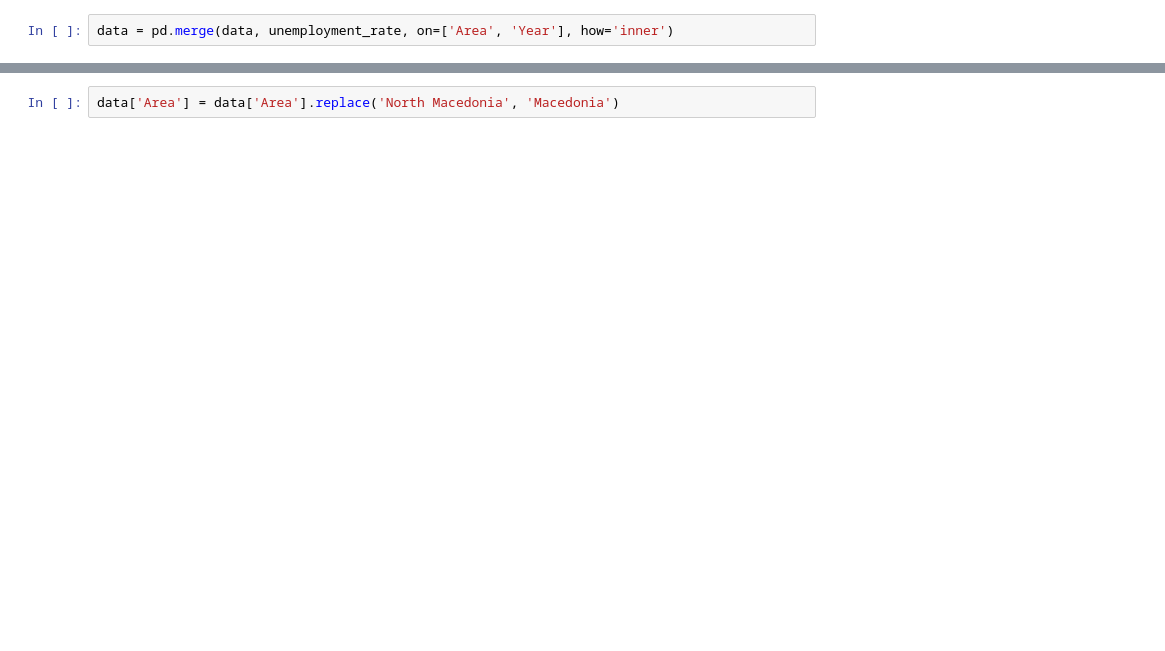
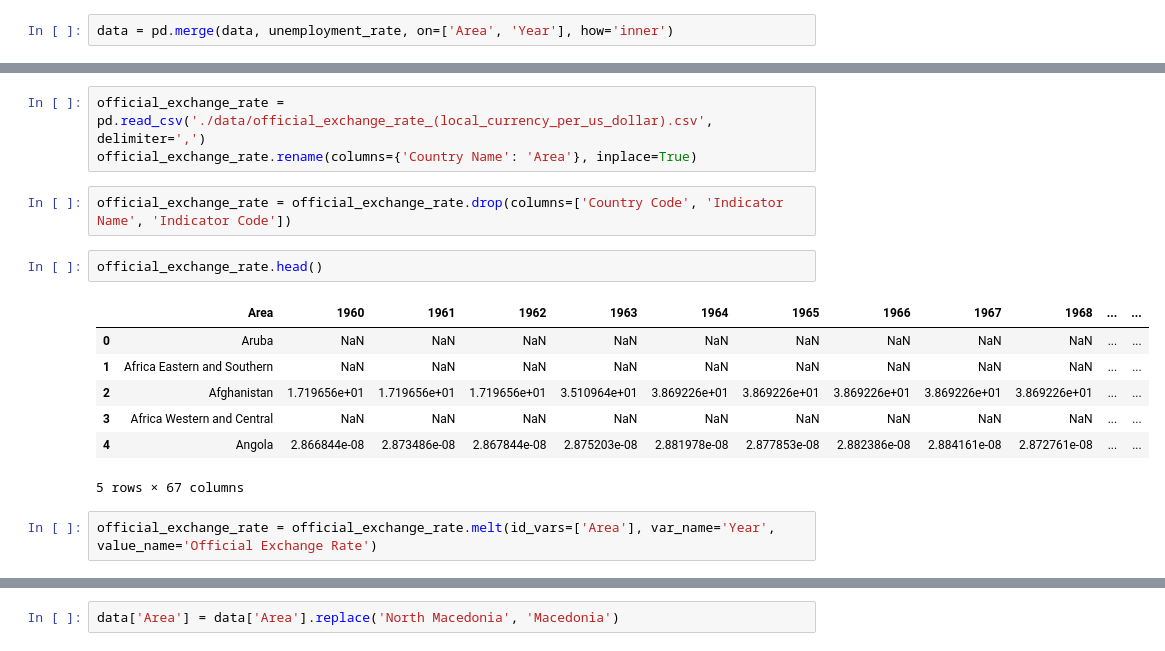
Before and after one commit to filipsam789/food-explainable-ai, a Jupyter notebook: PythonProject/data-preprocessing.ipynb, the cells around one changed output, grey strips where cells are left out. Cells and saved outputs as stored; diff of their text form; blank space fills up the shorter version.

```diff
--- a/PythonProject/data-preprocessing.ipynb
+++ b/PythonProject/data-preprocessing.ipynb
@@ -413,0 +384,17 @@ data
+# %%
+official_exchange_rate = pd.read_csv('./data/official_exchange_rate_(local_currency_per_us_dollar).csv', delimiter=',')
+official_exchange_rate.rename(columns={'Country Name': 'Area'}, inplace=True)
+# %%
+official_exchange_rate = official_exchange_rate.drop(columns=['Country Code', 'Indicator Name', 'Indicator Code'])
+# %%
+official_exchange_rate.head()
+# %% [output]
+|  | Area | 1960 | 1961 | 1962 | 1963 | 1964 | 1965 | 1966 | 1967 | 1968 | ... | ... |
+| 0 | Aruba | NaN | NaN | NaN | NaN | NaN | NaN | NaN | NaN | NaN | ... | ... |
+| 1 | Africa Eastern and Southern | NaN | NaN | NaN | NaN | NaN | NaN | NaN | NaN | NaN | ... | ... |
+| 2 | Afghanistan | 1.719656e+01 | 1.719656e+01 | 1.719656e+01 | 3.510964e+01 | 3.869226e+01 | 3.869226e+01 | 3.869226e+01 | 3.869226e+01 | 3.869226e+01 | ... | ... |
+| 3 | Africa Western and Central | NaN | NaN | NaN | NaN | NaN | NaN | NaN | NaN | NaN | ... | ... |
+| 4 | Angola | 2.866844e-08 | 2.873486e-08 | 2.867844e-08 | 2.875203e-08 | 2.881978e-08 | 2.877853e-08 | 2.882386e-08 | 2.884161e-08 | 2.872761e-08 | ... | ... |
+5 rows × 67 columns
+# %%
+official_exchange_rate = official_exchange_rate.melt(id_vars=['Area'], var_name='Year', value_name='Official Exchange Rate')
```
Also changed, not shown: parts of 12 cells of this notebook, 2 other files.
